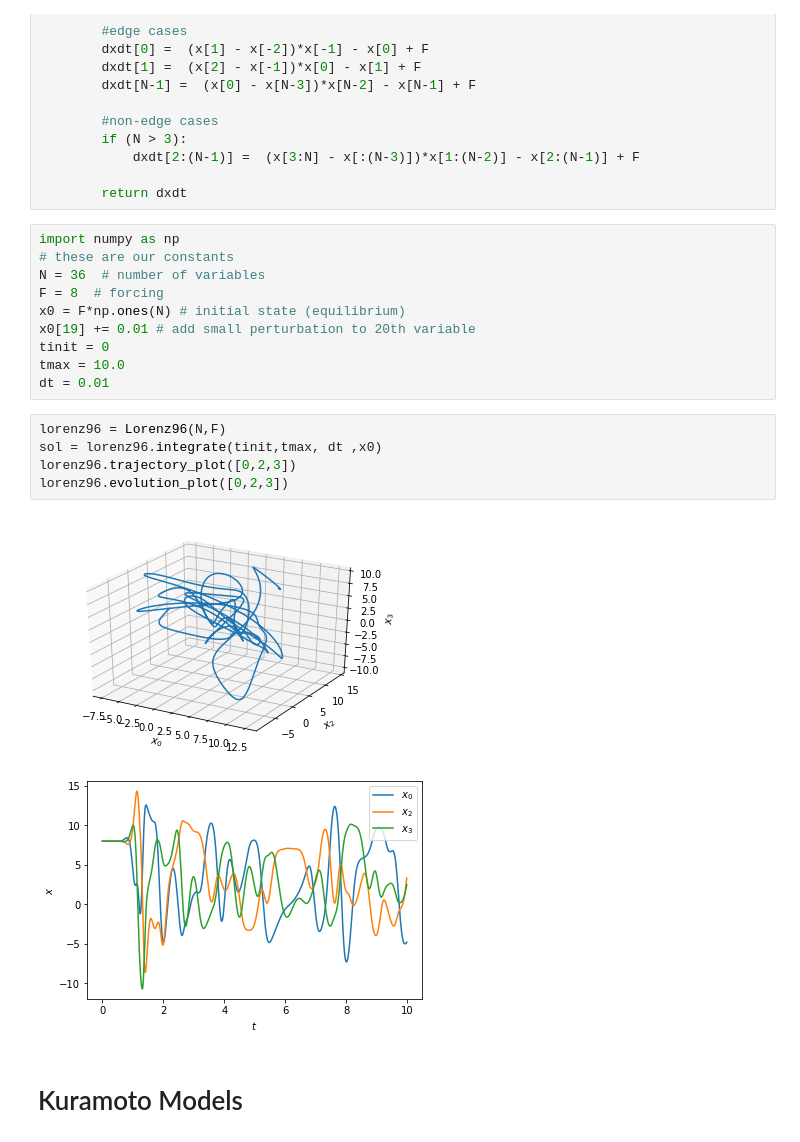
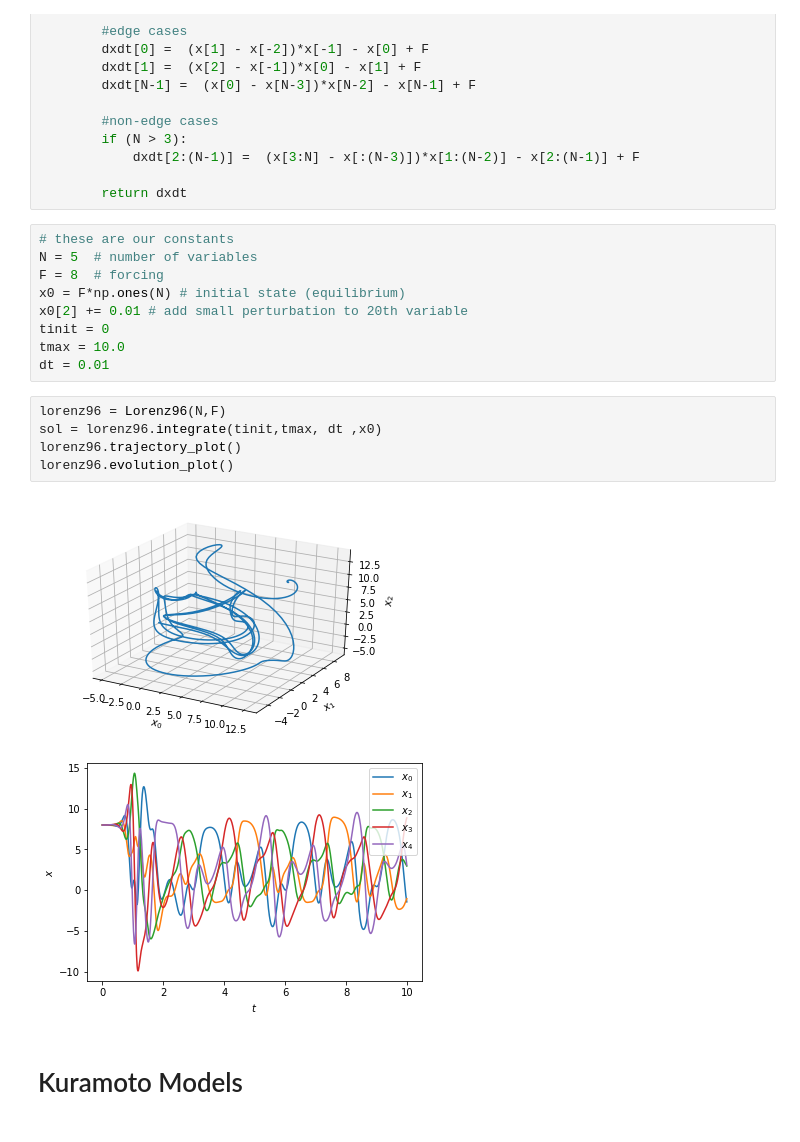
Before and after one commit to data-driven-dynamical-systems/Andre, a Jupyter notebook: dynamical_models.ipynb, the cells around one changed output. Drawn from its saved outputs; the diff is of its cells as text.

```diff
--- a/dynamical_models.ipynb
+++ b/dynamical_models.ipynb
@@ -123,23 +124,22 @@ class Lorenz96(dynamical_system):
 
         return dxdt
 # %%
-import numpy as np
 # these are our constants
-N = 36  # number of variables
+N = 5  # number of variables
 F = 8  # forcing
 x0 = F*np.ones(N) # initial state (equilibrium)
-x0[19] += 0.01 # add small perturbation to 20th variable
+x0[2] += 0.01 # add small perturbation to 20th variable
 tinit = 0
 tmax = 10.0
 dt = 0.01
 # %%
 lorenz96 = Lorenz96(N,F)
 sol = lorenz96.integrate(tinit,tmax, dt ,x0)
-lorenz96.trajectory_plot([0,2,3])
-lorenz96.evolution_plot([0,2,3])
+lorenz96.trajectory_plot()
+lorenz96.evolution_plot()
 # %% [output]
-[figure, old version]
+[figure, new version]
-[figure, old version]
+[figure, new version]
 # %% [markdown]
 # Kuramoto Models
 # %%
```
Also changed, not shown: parts of 15 cells of this notebook.
